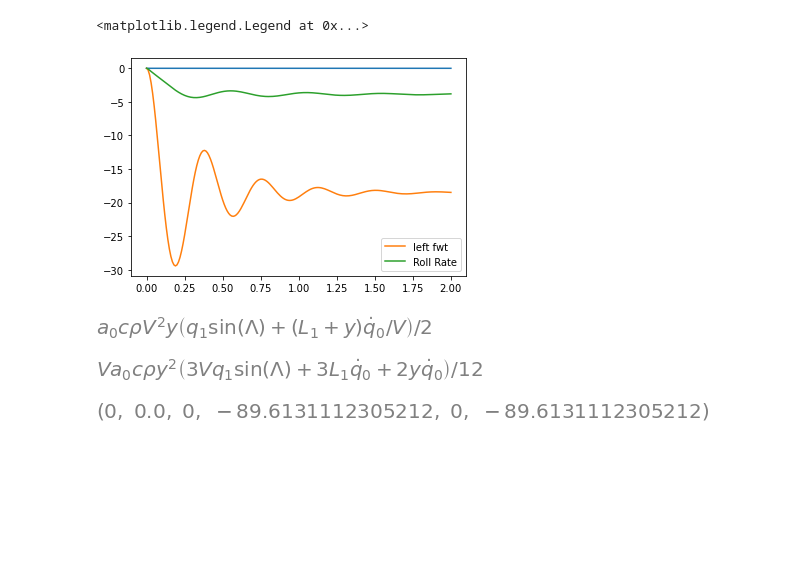
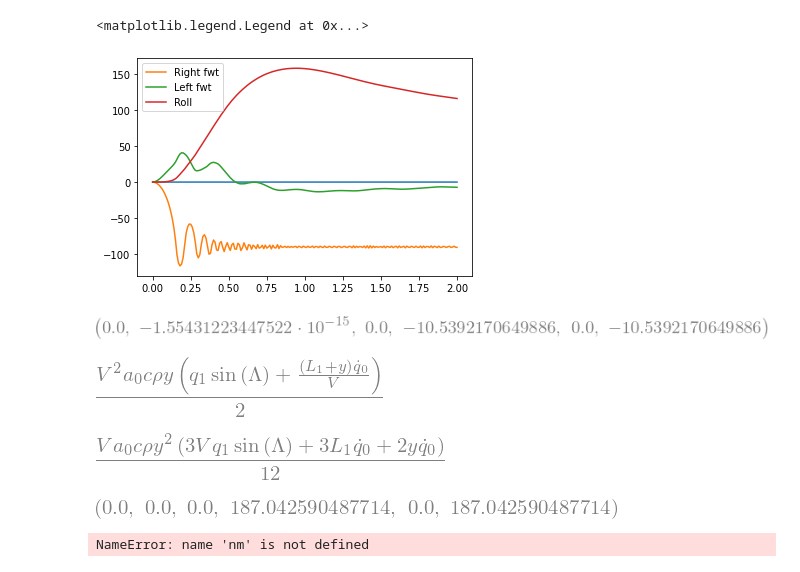
Before and after one commit to fh9g12/FwtModels, a Jupyter notebook: Workbooks/19_willRollingRig/4_GenerateFreeTimeSeries.ipynb, the cells around one changed output. Saved outputs shown, nothing was run; the diff lists cells and outputs as text; code cells hidden in the pictures; blank space fills up the shorter version.

```diff
--- a/Workbooks/19_willRollingRig/4_GenerateFreeTimeSeries.ipynb
+++ b/Workbooks/19_willRollingRig/4_GenerateFreeTimeSeries.ipynb
@@ -184,8 +182,9 @@ df = pd.DataFrame(data)
 # df = df[df['Roll']<np.deg2rad(360*3-180)]
 plt.plot(df['t'],df['torque'])
 # plt.plot(df['t'],np.rad2deg(df['Roll Rate']),label = 'rr')
-plt.plot(df['t'],np.rad2deg(df['Right FWT Angle']),label = 'left fwt')
-plt.plot(df['t'],np.rad2deg(df['Roll Rate']),label = 'Roll Rate')
+plt.plot(df['t'],np.rad2deg(df['Right FWT Angle']),label = 'Right fwt')
+plt.plot(df['t'],np.rad2deg(df['Left FWT Angle']),label = 'Left fwt')
+plt.plot(df['t'],np.rad2deg(df['Roll']),label = 'Roll')
 # plt.plot(df['t'],np.rad2deg(df['Right FWT Angle']),label = 'right fwt')
 # plt.plot(df['t'],np.rad2deg(df['Roll Rate']),label = 'roll')
 # plt.plot(np.rad2deg(df['Roll']),(df['lift_mom']),label ='lift')
@@ -198,21 +197,40 @@ plt.plot(df['t'],np.rad2deg(df['Roll Rate']),label = 'Roll Rate')
 plt.legend()
 # %% [output]
 <matplotlib.legend.Legend at 0x...>
-[figure, old version]
+[figure, new version]
+# %%
+# Set the parameters
+(sm,p) = ma.SymbolicModel.from_file('tempModel_free.py')
+p_vars = vars(p)
+for string, value in job[1].items():
+    if string in p_vars:
+        p_vars[string].value = value
+
+nm = ma.NumericModel.from_SymbolicModel(p,sm)
+x = np.deg2rad([0,0,10,0,10,0])
+t=0
+tup = p.GetNumericTuple(x,t)
+nm.deriv(x,tup,t)
+# %% [output]
+[figure, added]
 # %%
 L_1 = sym.Symbol('L_1')
 y = sym.Symbol('y')
 exp = sym.Rational(1,2)*p.rho*p.V**2*p.c*p.a_0*(p.q[1]*sym.sin(p.Lambda)+(p.qd[0]/p.V*(L_1+y)))*y
 exp
 # %% [output]
-[figure, old version]
+[figure, new version]
 # %%
 sym.simplify(sym.integrate(exp,y))
 # %% [output]
-[figure, old version]
+[figure, new version]
 # %%
-nm = mf.NumericModel.from_SymbolicModel(p,sm_lin)
-x = [0,0,0,0,0,0]
-nm.deriv(0,x,p.GetNumericTuple(x,0))
+nm = ma.NumericModel.from_SymbolicModel(p,sm)
+x = np.deg2rad([0,0,10,0,10,0])
+nm.deriv(x,p.GetNumericTuple(x,0),0)
 # %% [output]
-[figure, old version]
+[figure, new version]
+# %%
+nm = ma.NumericModel.from
+# %% [output]
+NameError: name 'nm' is not defined
```
Also changed, not shown: parts of 8 cells of this notebook, 42 other files.
